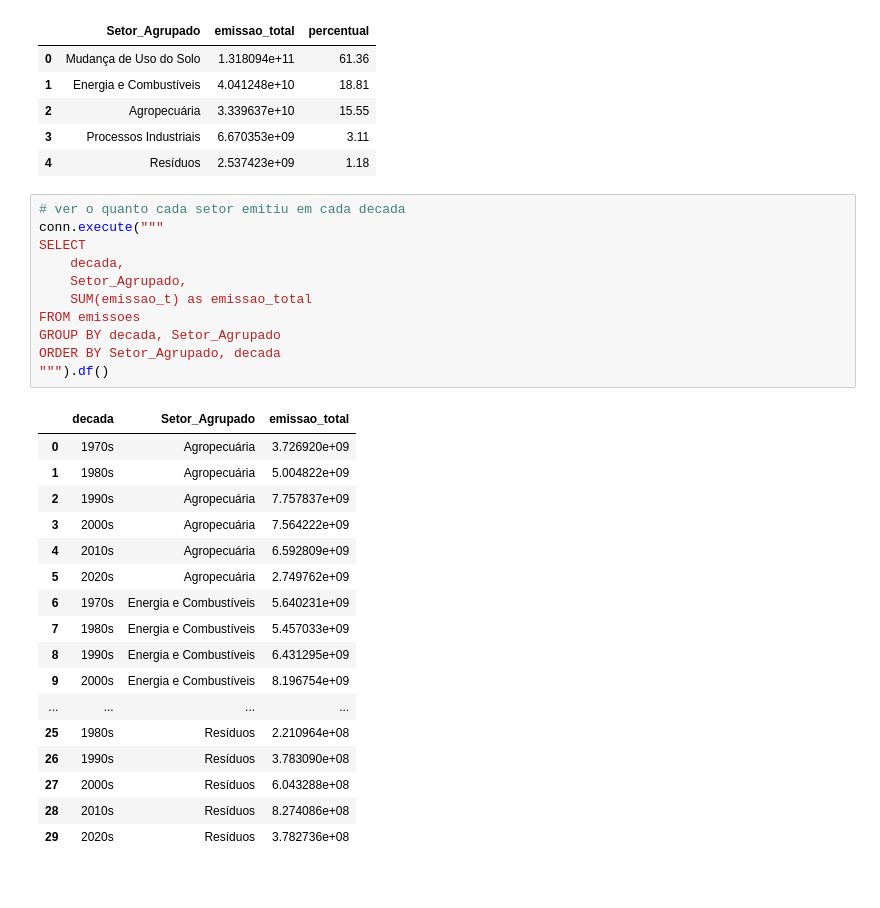
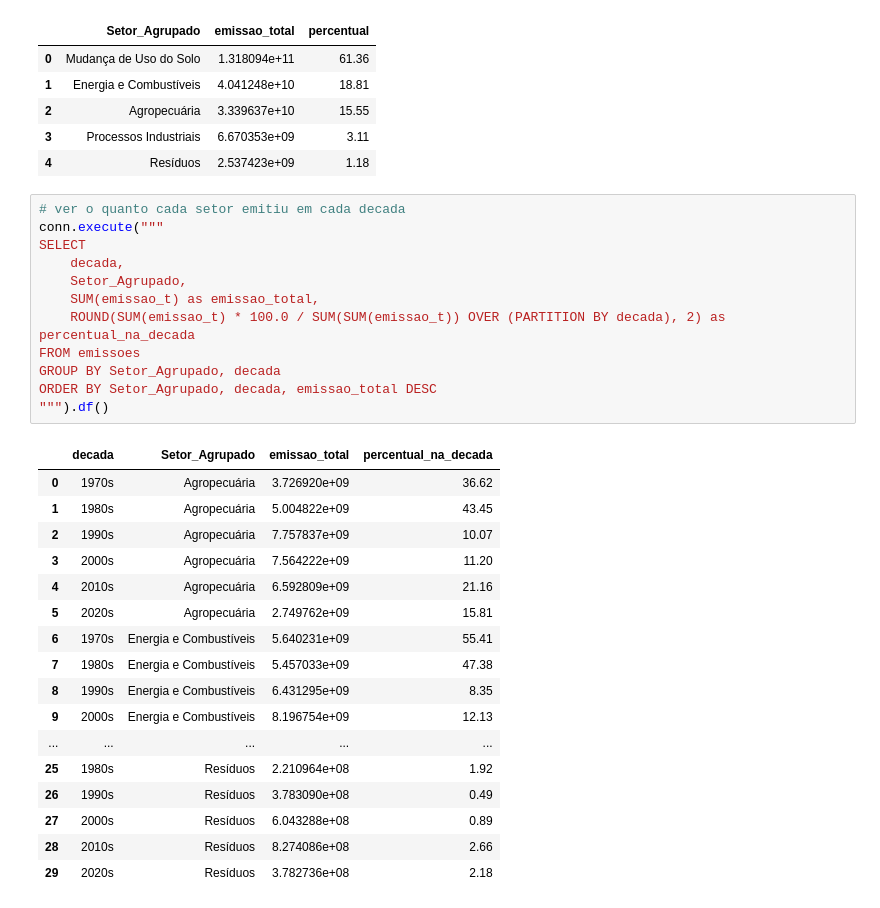
Before and after one commit to vivsoliveira/emissoes_gee, a Jupyter notebook: Dados por município 12.0/spark.ipynb, the cells around one changed output. Cells and saved outputs as stored; diff of their text form.

```diff
--- a/Dados por município 12.0/spark.ipynb
+++ b/Dados por município 12.0/spark.ipynb
@@ -102,30 +102,31 @@ LIMIT 10
 # %%
 # ver o quanto cada setor emitiu em cada decada
 conn.execute("""
 SELECT
     decada,
     Setor_Agrupado,
-    SUM(emissao_t) as emissao_total
+    SUM(emissao_t) as emissao_total,
+    ROUND(SUM(emissao_t) * 100.0 / SUM(SUM(emissao_t)) OVER (PARTITION BY decada), 2) as percentual_na_decada
 FROM emissoes
-GROUP BY decada, Setor_Agrupado
-ORDER BY Setor_Agrupado, decada
+GROUP BY Setor_Agrupado, decada
+ORDER BY Setor_Agrupado, decada, emissao_total DESC
 """).df()
 # %% [output]
-|  | decada | Setor_Agrupado | emissao_total |
-| 0 | 1970s | Agropecuária | 3.726920e+09 |
-| 1 | 1980s | Agropecuária | 5.004822e+09 |
-| 2 | 1990s | Agropecuária | 7.757837e+09 |
-| 3 | 2000s | Agropecuária | 7.564222e+09 |
-| 4 | 2010s | Agropecuária | 6.592809e+09 |
-| 5 | 2020s | Agropecuária | 2.749762e+09 |
-| 6 | 1970s | Energia e Combustíveis | 5.640231e+09 |
-| 7 | 1980s | Energia e Combustíveis | 5.457033e+09 |
-| 8 | 1990s | Energia e Combustíveis | 6.431295e+09 |
-| 9 | 2000s | Energia e Combustíveis | 8.196754e+09 |
-| ... | ... | ... | ... |
-| 25 | 1980s | Resíduos | 2.210964e+08 |
-| 26 | 1990s | Resíduos | 3.783090e+08 |
-| 27 | 2000s | Resíduos | 6.043288e+08 |
-| 28 | 2010s | Resíduos | 8.274086e+08 |
-| 29 | 2020s | Resíduos | 3.782736e+08 |
+|  | decada | Setor_Agrupado | emissao_total | percentual_na_decada |
+| 0 | 1970s | Agropecuária | 3.726920e+09 | 36.62 |
+| 1 | 1980s | Agropecuária | 5.004822e+09 | 43.45 |
+| 2 | 1990s | Agropecuária | 7.757837e+09 | 10.07 |
+| 3 | 2000s | Agropecuária | 7.564222e+09 | 11.20 |
+| 4 | 2010s | Agropecuária | 6.592809e+09 | 21.16 |
+| 5 | 2020s | Agropecuária | 2.749762e+09 | 15.81 |
+| 6 | 1970s | Energia e Combustíveis | 5.640231e+09 | 55.41 |
+| 7 | 1980s | Energia e Combustíveis | 5.457033e+09 | 47.38 |
+| 8 | 1990s | Energia e Combustíveis | 6.431295e+09 | 8.35 |
+| 9 | 2000s | Energia e Combustíveis | 8.196754e+09 | 12.13 |
+| ... | ... | ... | ... | ... |
+| 25 | 1980s | Resíduos | 2.210964e+08 | 1.92 |
+| 26 | 1990s | Resíduos | 3.783090e+08 | 0.49 |
+| 27 | 2000s | Resíduos | 6.043288e+08 | 0.89 |
+| 28 | 2010s | Resíduos | 8.274086e+08 | 2.66 |
+| 29 | 2020s | Resíduos | 3.782736e+08 | 2.18 |
 # %%
```
Also changed, not shown: parts of 8 cells of this notebook.
